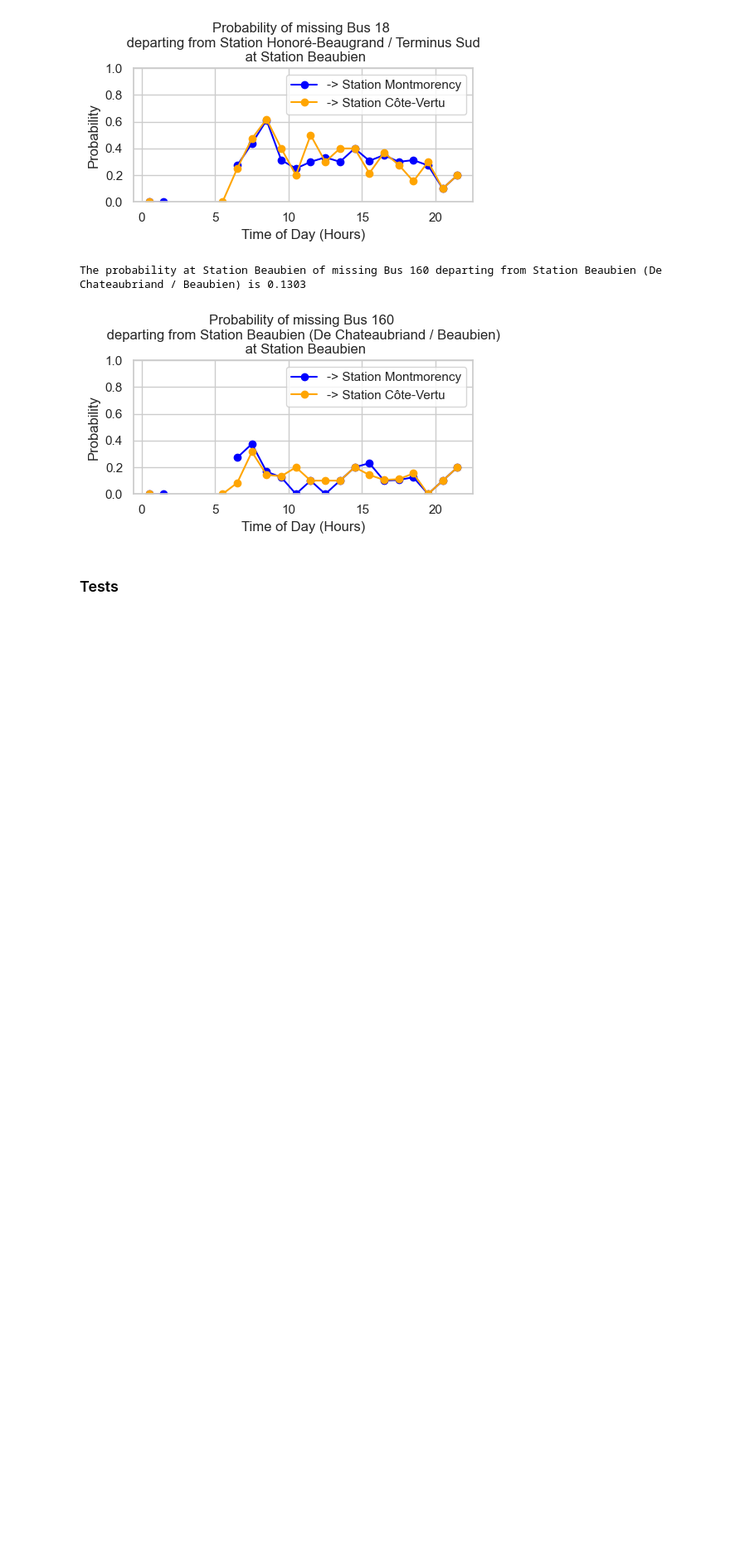
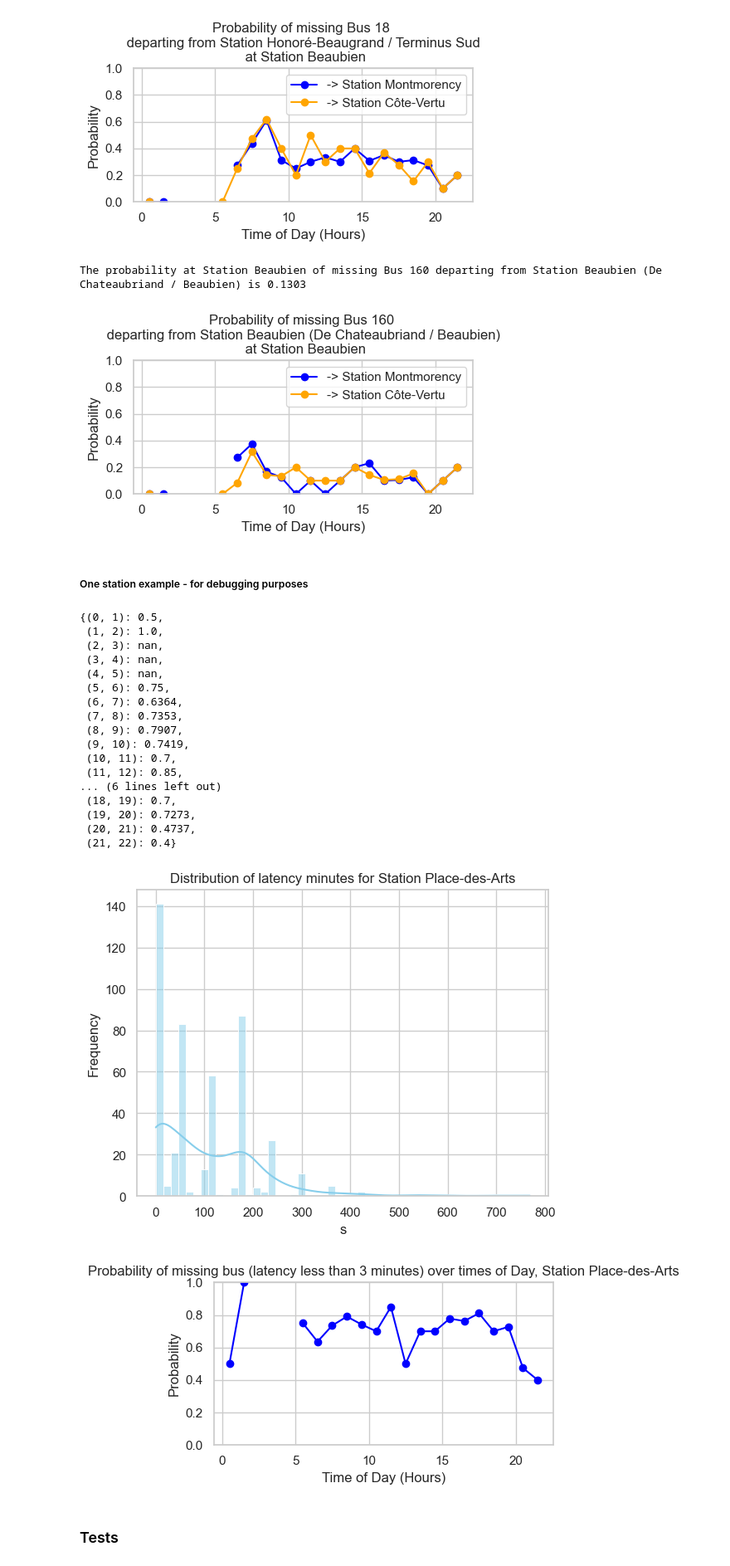
Before and after one commit to skalexch/stm_metro_bus_connection, a Jupyter notebook: work.ipynb, the cells around one changed output. Shown at 83% size. Drawn from its saved outputs; the diff is of its cells as text; code cells hidden in the pictures; blank space fills up the shorter version.

```diff
--- a/work.ipynb
+++ b/work.ipynb
@@ -798,6 +761,35 @@ get_results_for_station_route_dir(
 # %% [output]
 The probability at Station Beaubien of missing Bus 160 departing from Station Beaubien (De Chateaubriand / Beaubien) is 0.1303
 [figure]
+# %% [markdown]
+##### One station example - for debugging purposes
+# %%
+metro_stop_id = '31'
+station_name = metro_stops[metro_stops['stop_id'] == metro_stop_id]['stop_name'].tolist()[0]
+metro, bus, metro_bus_matches, metro_bus_match_bus_dir = get_time_diff_df_for_station(metro_stop_id, False)
+plot_latency_distribution(metro_bus_matches, station_name)
+get_proba_missing_bus(abs(metro_bus_matches['time_diff']))
+get_proba_missing_bus_daily(metro_bus_matches, station_name)
+# %% [output]
+{(0, 1): 0.5,
+ (1, 2): 1.0,
+ (2, 3): nan,
+ (3, 4): nan,
+ (4, 5): nan,
+ (5, 6): 0.75,
+ (6, 7): 0.6364,
+ (7, 8): 0.7353,
+ (8, 9): 0.7907,
+ (9, 10): 0.7419,
+ (10, 11): 0.7,
+ (11, 12): 0.85,
+... (6 lines left out)
+ (18, 19): 0.7,
+ (19, 20): 0.7273,
+ (20, 21): 0.4737,
+ (21, 22): 0.4}
+[figure, added]
+[figure, added]
 # %% [markdown]
 ### Tests
 # %%
```
Also changed, not shown: parts of 4 cells of this notebook, 3 other files.
